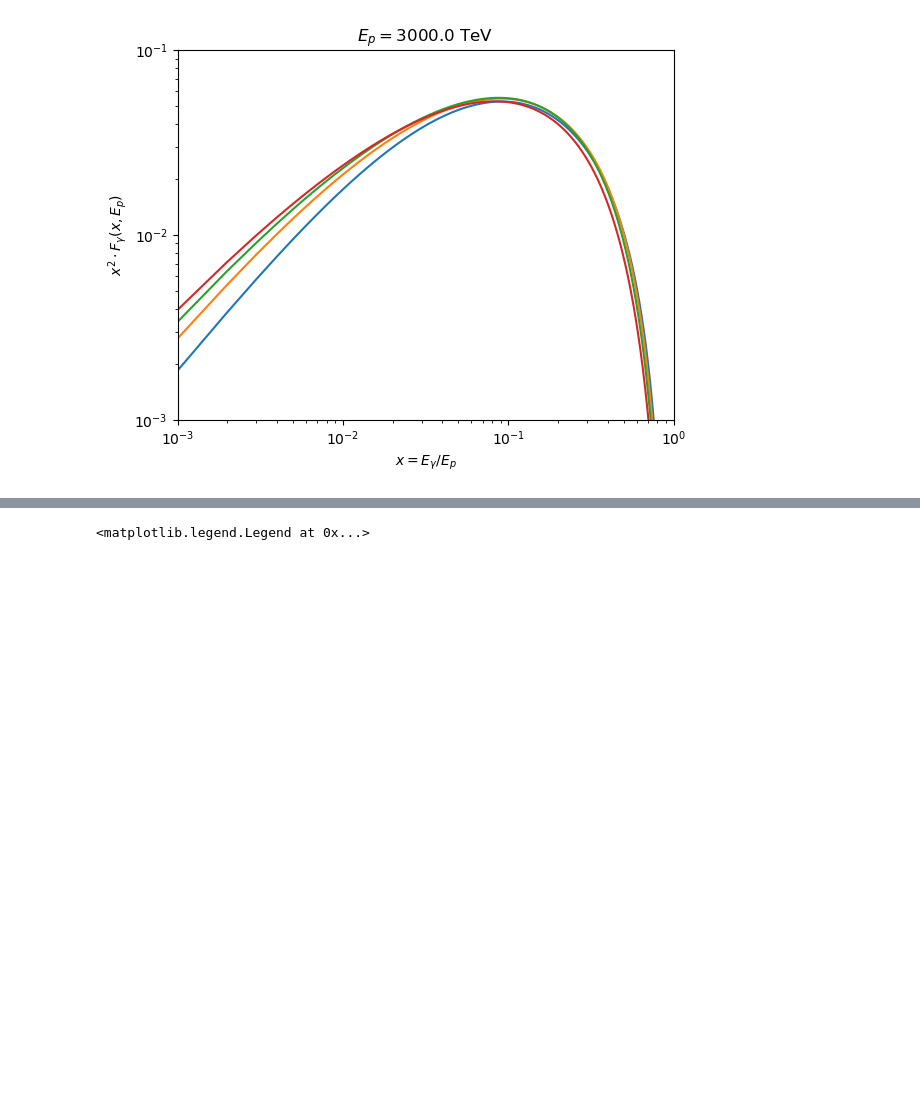
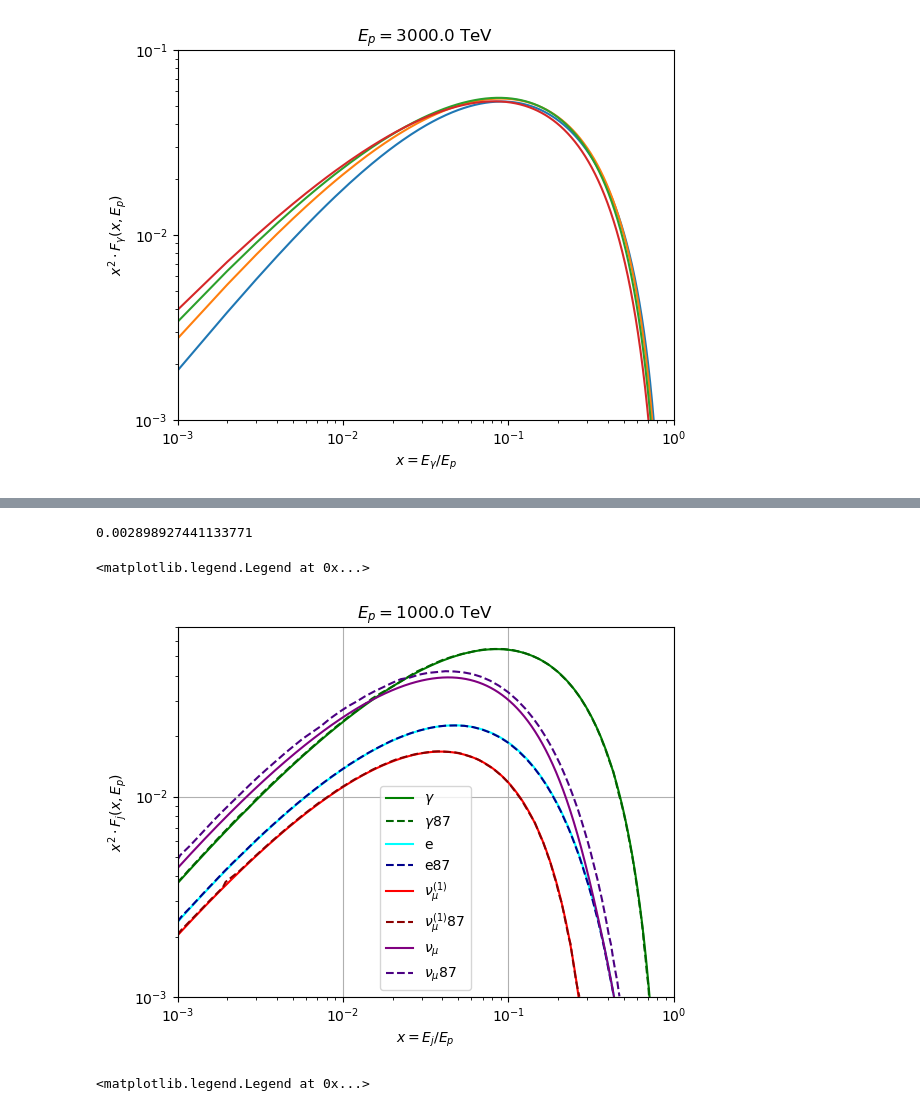
Before and after one commit to VictorCourvoisierGernigon/neutrino-gamma-flux-GOALS-galaxies, a Jupyter notebook: Tests.ipynb, the cells around one changed output, grey strips where cells are left out. Saved outputs shown, nothing was run; the diff lists cells and outputs as text; code cells hidden in the pictures; blank space fills up the shorter version.

```diff
--- a/Tests.ipynb
+++ b/Tests.ipynb
@@ -188 +257,63 @@ plt.show()
+# %%
+datanumu = pd.read_csv('Figure10/DatasetFigure10-1000TeV_numu.csv',sep=';', header=None, names=['X','Y'])
+datanumu1 = pd.read_csv('Figure10/DatasetFigure10-1000TeV_numu1.csv',sep=';', header=None, names=['X','Y'])
+datae = pd.read_csv('Figure10/DatasetFigure10-1000TeV_e.csv',sep=';', header=None, names=['X','Y'])
+datagamma = pd.read_csv('Figure10/DatasetFigure10-1000TeV_gamma.csv',sep=';', header=None, names=['X','Y'])
+tabdata=[datanumu,datanumu1,datae,datagamma]
+
+for i in range(len(tabdata)):
+
+    tabdata[i].X=tabdata[i].X.replace(',','.',regex=True)
+    tabdata[i].Y=tabdata[i].Y.replace(',','.',regex=True)
+
+Xnumu=datanumu.X.astype('float64')
+Ynumu=datanumu.Y.astype('float64')
+Xnumu1=datanumu1.X.astype('float64')
+Ynumu1=datanumu1.Y.astype('float64')
+Xe=datae.X.astype('float64')
+Ye=datae.Y.astype('float64')
+Xgamma=datagamma.X.astype('float64')
+Ygamma=datagamma.Y.astype('float64')
+
+
+#Ep=1e2
+Ep=1e6
+Egamma=np.linspace(Ep*1e-3,Ep,100000)
+x=Egamma/Ep
+x2Fgamma= x**2*Fgamma(x,Ep)
+x2Fe = x**2*Fe(x,Ep)
+x2Fmu1 = x**2*Fmu1(x,Ep)
+
+x2Fmu=x**2*(Fmu1(x,Ep)+Fe(x,Ep))
+
+
+
+diff=max(Ynumu)-max(x2Fmu)
+print(diff)
+
+plt.plot(x,x2Fgamma, label='$\gamma$',color='green')
+plt.plot(Xgamma,Ygamma, label='$\gamma 87$',color='darkgreen',linestyle='--')
+
+
+plt.plot(x,x2Fe,label='e',color='cyan')
+plt.plot(Xe,Ye,label='e87',color='darkblue',linestyle='--')
+
+plt.plot(x,x2Fmu1,label=r'$\nu_\mu^{(1)}$', color='red')
+plt.plot(Xnumu1,Ynumu1,label=r'$\nu_\mu^{(1)}87$',linestyle='--',color='darkred')
+
+plt.plot(x,x2Fmu,label=r'$\nu_\mu$',color='purple')
+plt.plot(Xnumu,Ynumu,label=r'$\nu_\mu 87$',linestyle='--',color='indigo')
+
+plt.xscale('log') ; plt.yscale('log')
+plt.xlim(1e-3,1) ; plt.ylim(1e-3,7e-2)
+plt.xlabel('$x=E_j/E_p$') ; plt.ylabel('$x^2 \cdot F_j (x,E_p)$')
+plt.title('$E_p=$' + str(Ep/1000)+ ' TeV')
+
+
+plt.grid()
+plt.legend()
+# %% [output]
+0.002898927441133771
+<matplotlib.legend.Legend at 0x...>
+[figure, added]
 # %%
```
Also changed, not shown: parts of 29 cells of this notebook.
